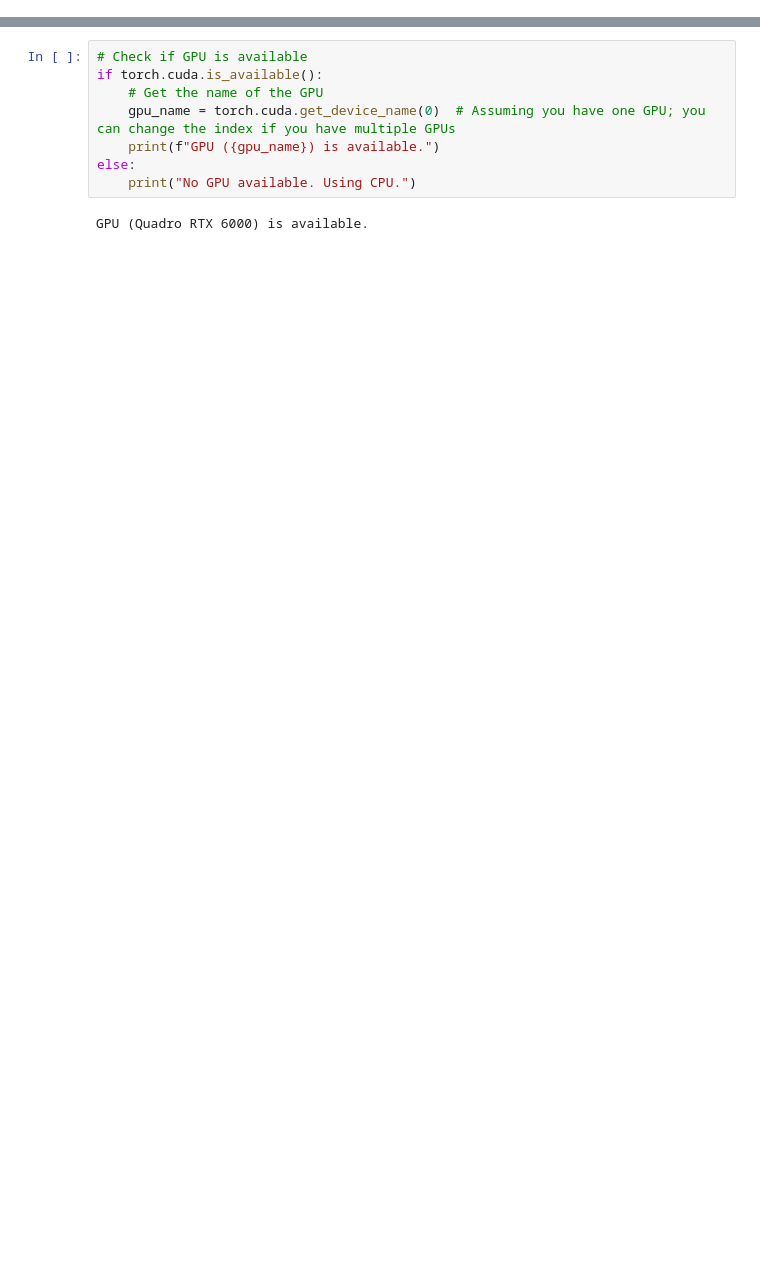
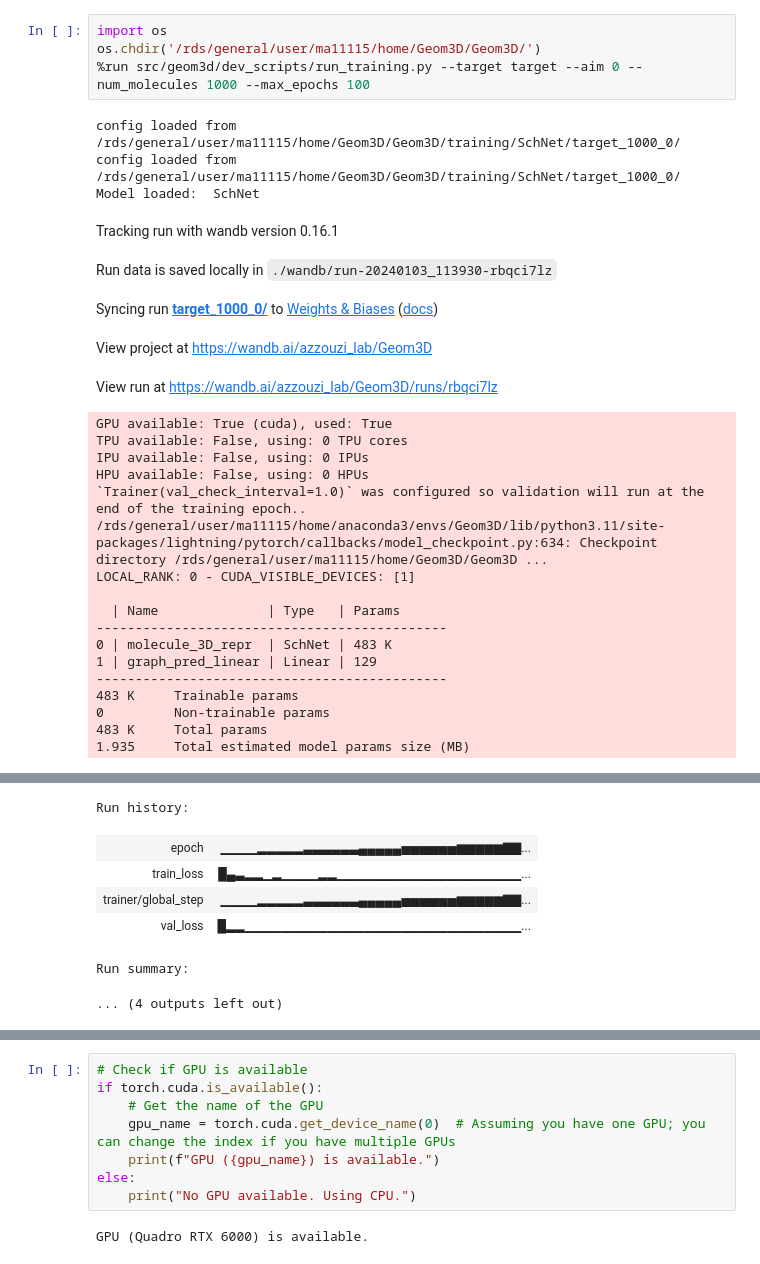
Before and after one commit to C-Bone-UCL/Geom3D, a Jupyter notebook: notebook/test_models.ipynb, the cells around one changed output, grey strips where cells are left out. Drawn from its saved outputs; the diff is of its cells as text; blank space fills up the shorter version.

```diff
--- a/notebook/test_models.ipynb
+++ b/notebook/test_models.ipynb
@@ -12,0 +69,30 @@ config loaded from /rds/general/user/cb1319/home/GEOM3D/Geom3D/training/SchNet_t
+# %%
+import os
+os.chdir('/rds/general/user/ma11115/home/Geom3D/Geom3D/')
+%run src/geom3d/dev_scripts/run_training.py --target target --aim 0 --num_molecules 1000 --max_epochs 100
+# %% [output]
+config loaded from /rds/general/user/ma11115/home/Geom3D/Geom3D/training/SchNet/target_1000_0/
+config loaded from /rds/general/user/ma11115/home/Geom3D/Geom3D/training/SchNet/target_1000_0/
+Model loaded:  SchNet
+Tracking run with wandb version 0.16.1
+Run data is saved locally in ./wandb/run-20240103_113930-rbqci7lz
+Syncing run target_1000_0/ to Weights & Biases (docs)
+View project at https://wandb.ai/azzouzi_lab/Geom3D
+View run at https://wandb.ai/azzouzi_lab/Geom3D/runs/rbqci7lz
+GPU available: True (cuda), used: True
+TPU available: False, using: 0 TPU cores
+IPU available: False, using: 0 IPUs
+HPU available: False, using: 0 HPUs
+`Trainer(val_check_interval=1.0)` was configured so validation will run at the end of the training epoch..
+/rds/general/user/ma11115/home/anaconda3/envs/Geom3D/lib/python3.11/site-packages/lightning/pytorch/callbacks/model_checkpoint.py:634: Checkpoint directory /rds/general/user/ma11115/home/Geom3D/Geom3D ...
+LOCAL_RANK: 0 - CUDA_VISIBLE_DEVICES: [1]
+
+  | Name              | Type   | Params
+---------------------------------------------
+0 | molecule_3D_repr  | SchNet | 483 K
+1 | graph_pred_linear | Linear | 129
+---------------------------------------------
+483 K     Trainable params
+0         Non-trainable params
+483 K     Total params
+1.935     Total estimated model params size (MB)
@@ -12,0 +104,7 @@ config loaded from /rds/general/user/cb1319/home/GEOM3D/Geom3D/training/SchNet_t
+Run history:
+| epoch | ▁▁▁▁▂▂▂▂▂▃▃▃▃▃▃▄▄▄▄▄▅▅▅▅▅▅▆▆▆▆▆▇▇... |
+| train_loss | █▄▃▂▂▁▂▁▁▁▁▂▂▁▁▁▁▁▁▁▁▁▁▁▁▁▁▁▁▁▁▁▁... |
+| trainer/global_step | ▁▁▁▁▂▂▂▂▂▃▃▃▃▃▃▄▄▄▄▄▅▅▅▅▅▅▆▆▆▆▆▇▇... |
+| val_loss | █▂▂▁▁▁▁▁▁▁▁▁▁▁▁▁▁▁▁▁▁▁▁▁▁▁▁▁▁▁▁▁▁... |
+Run summary:
+... (4 outputs left out)
```
Also changed, not shown: parts of 14 cells of this notebook, 9 other files.
